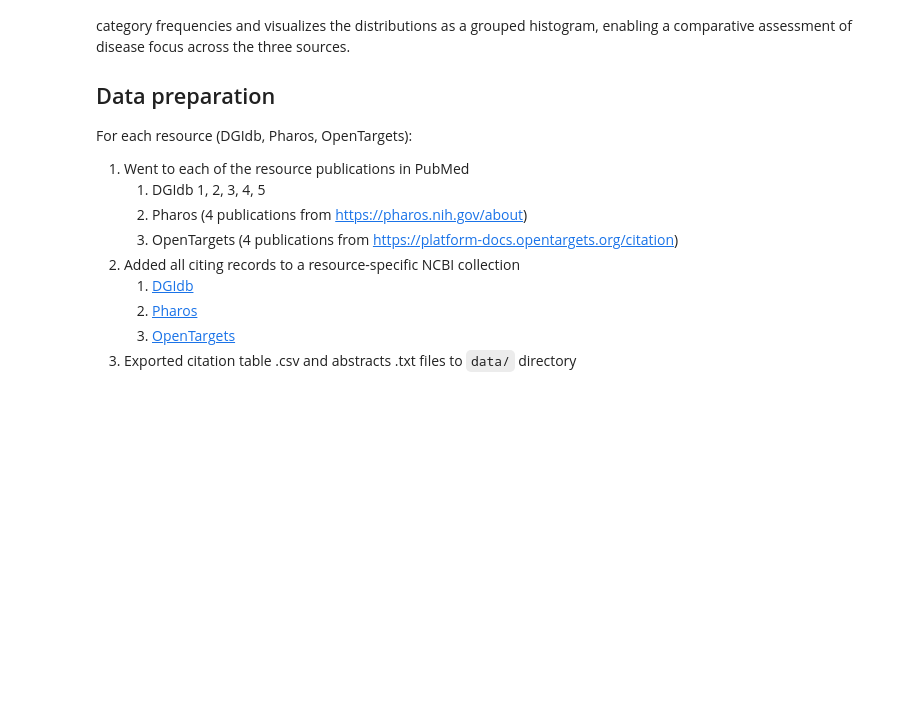
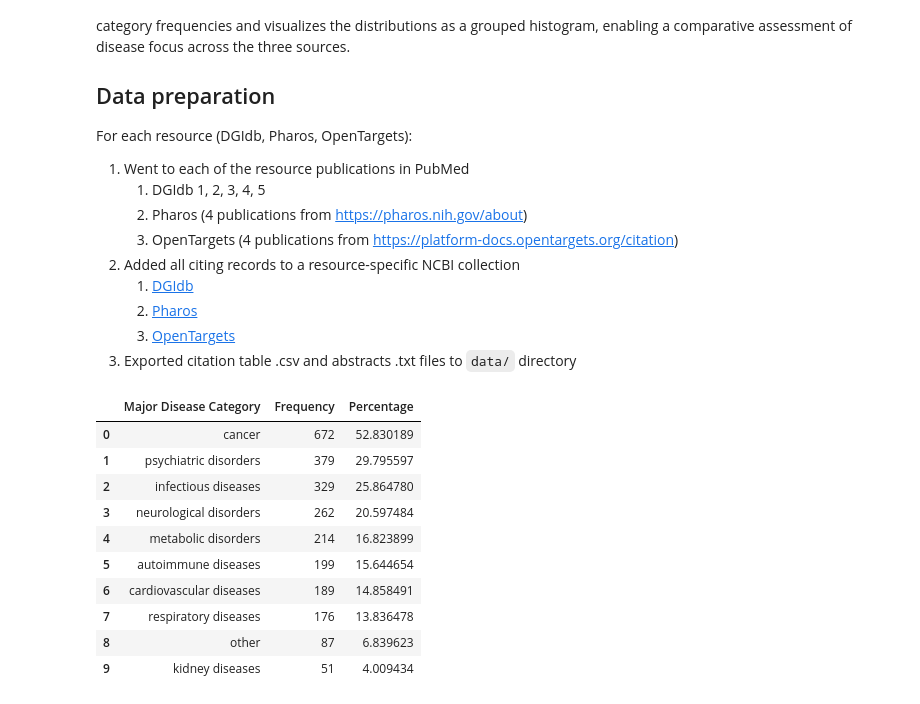
Before and after one commit to dgidb/dgidb-citation-analysis, a Jupyter notebook: disease-categorization.ipynb, the cells around one changed output. Saved outputs shown, nothing was run; the diff lists cells and outputs as text; code cells hidden in the pictures; blank space fills up the shorter version.

```diff
--- a/disease-categorization.ipynb
+++ b/disease-categorization.ipynb
@@ -157,6 +157,20 @@ def plot_disease_category_distribution(dgidb_results, pharos_results, opentarget
 dgidb_results = analyze_citations_with_abstracts('data/dgidb-citations.csv', 'data/dgidb-citation-abstracts.txt')
 pharos_results = analyze_citations_with_abstracts('data/pharos-citations.csv', 'data/pharos-citation-abstracts.txt')
 opentargets_results = analyze_citations_with_abstracts('data/opentargets-citations.csv', 'data/opentargets-citation-abstracts.txt')
+# %%
+dgidb_results
+# %% [output]
+|  | Major Disease Category | Frequency | Percentage |
+| 0 | cancer | 672 | 52.830189 |
+| 1 | psychiatric disorders | 379 | 29.795597 |
+| 2 | infectious diseases | 329 | 25.864780 |
+| 3 | neurological disorders | 262 | 20.597484 |
+| 4 | metabolic disorders | 214 | 16.823899 |
+| 5 | autoimmune diseases | 199 | 15.644654 |
+| 6 | cardiovascular diseases | 189 | 14.858491 |
+| 7 | respiratory diseases | 176 | 13.836478 |
+| 8 | other | 87 | 6.839623 |
+| 9 | kidney diseases | 51 | 4.009434 |
 # %%
 plot_disease_category_distribution(dgidb_results, pharos_results, opentargets_results)
 # %% [output]
```
Also changed, not shown: parts of 2 cells of this notebook, 3 other files.
